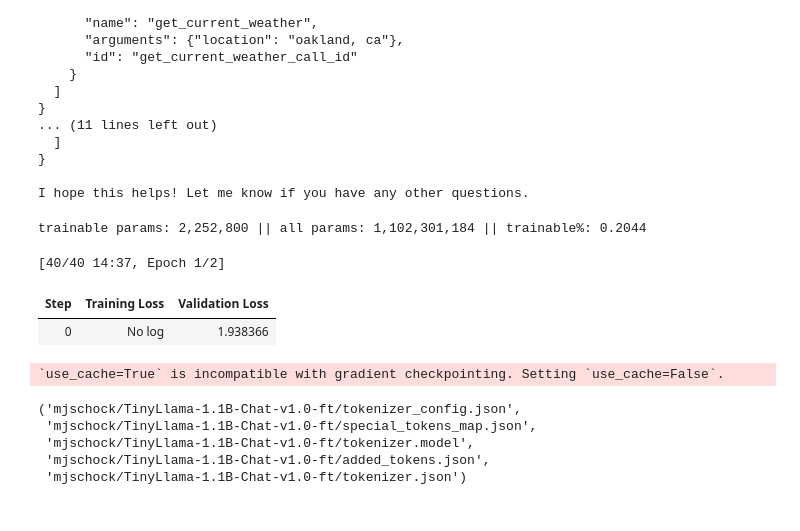
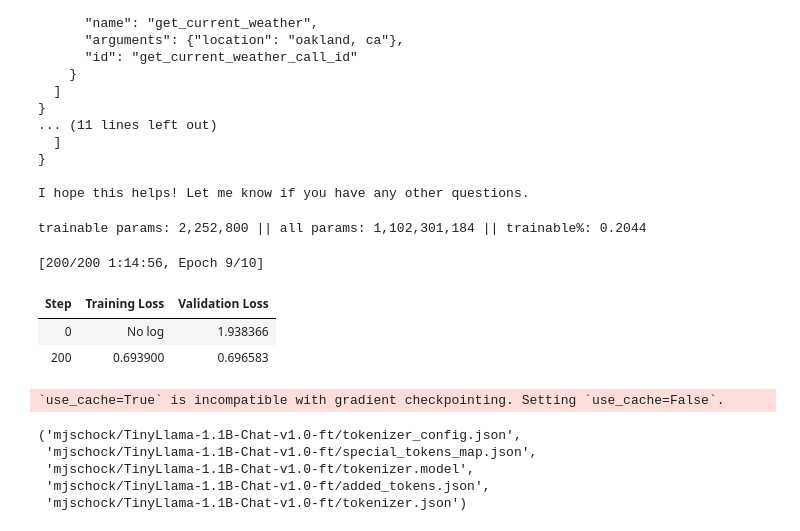
Before and after one commit to mjschock/mjschock, a Jupyter notebook: notebooks/kaggle/training-tinyllama-for-tool-calling/training-tinyllama-for-tool-calling.ipynb, the cells around one changed output. Drawn from its saved outputs; the diff is of its cells as text; code cells hidden in the pictures.

Commit message:
Kaggle Notebook |  Training TinyLlama for Tool-calling | Version 55

```diff
--- a/notebooks/kaggle/training-tinyllama-for-tool-calling/training-tinyllama-for-tool-calling.ipynb
+++ b/notebooks/kaggle/training-tinyllama-for-tool-calling/training-tinyllama-for-tool-calling.ipynb
@@ -587,10 +528,6 @@ model = prepare_model_for_training(model)
 
 # Print trainable parameters
 model.print_trainable_parameters()
-# total_params = sum(p.numel() for p in model.parameters())
-# total_trainable_params = sum(p.numel() for p in model.parameters() if p.requires_grad)
-# print(f"Total parameters: {total_params}")
-# print(f"Total trainable parameters: {total_trainable_params}")
 
 # Define training arguments
 training_args = TrainingArguments(
@@ -611,7 +548,7 @@ training_args = TrainingArguments(
     logging_steps=10,
     # logging_steps=250,
     load_best_model_at_end=True,
-    num_train_epochs=2,
+    num_train_epochs=10,
     optim="adamw_hf",
 #     optim="adamw_torch",
     output_dir="./checkpoints",
@@ -634,34 +571,35 @@ training_args = TrainingArguments(
 
 # Data collator for language modeling
 # mlm (bool, *optional*, defaults to True):
 #     Whether or not to use masked language modeling. If set to False, the labels are the same as the inputs with the padding tokens ignored (by setting them to -100). Otherwise, the labels are -100 for non-masked tokens and the value to predict for the masked token.
 # mlm_probability (float, *optional*, defaults to 0.15):
 #     The probability with which to (randomly) mask tokens in the input, when mlm is set to True.
 data_collator = DataCollatorForLanguageModeling(mlm=False, tokenizer=tokenizer)
 
 # Initialize Trainer
 trainer = Trainer(
     args=training_args,
     data_collator=data_collator,
     eval_dataset=tokenized_dataset["validation"],
     model=model,
     tokenizer=tokenizer,
     train_dataset=tokenized_dataset["train"],
 )
 
 # Fine-tune the model
 trainer.train(
     # resume_from_checkpoint=True,
 )
 
 # Save the fine-tuned model and tokenizer
 model.save_pretrained(f"{model_org_output}/{model_name_output}")
 tokenizer.save_pretrained(f"{model_org_output}/{model_name_output}")
 # %% [output]
 trainable params: 2,252,800 || all params: 1,102,301,184 || trainable%: 0.2044
-[40/40 14:37, Epoch 1/2]
+[200/200 1:14:56, Epoch 9/10]
 | Step | Training Loss | Validation Loss |
 | 0 | No log | 1.938366 |
+| 200 | 0.693900 | 0.696583 |
 `use_cache=True` is incompatible with gradient checkpointing. Setting `use_cache=False`.
 ('mjschock/TinyLlama-1.1B-Chat-v1.0-ft/tokenizer_config.json',
  'mjschock/TinyLlama-1.1B-Chat-v1.0-ft/special_tokens_map.json',
```
Also changed, not shown: parts of 18 cells of this notebook.
